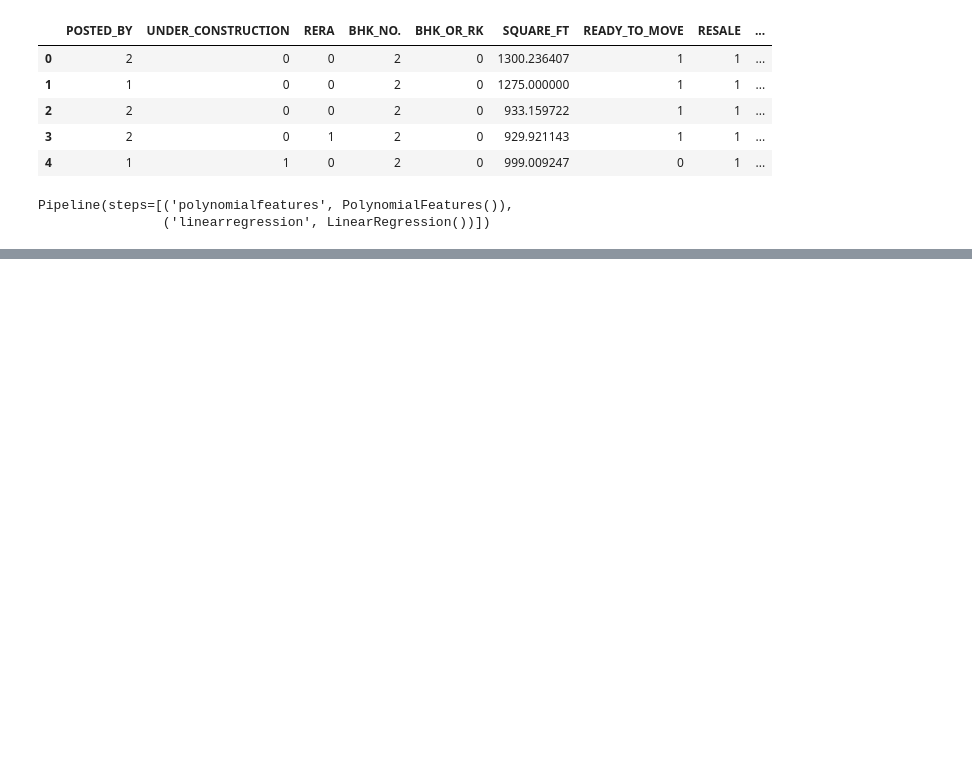
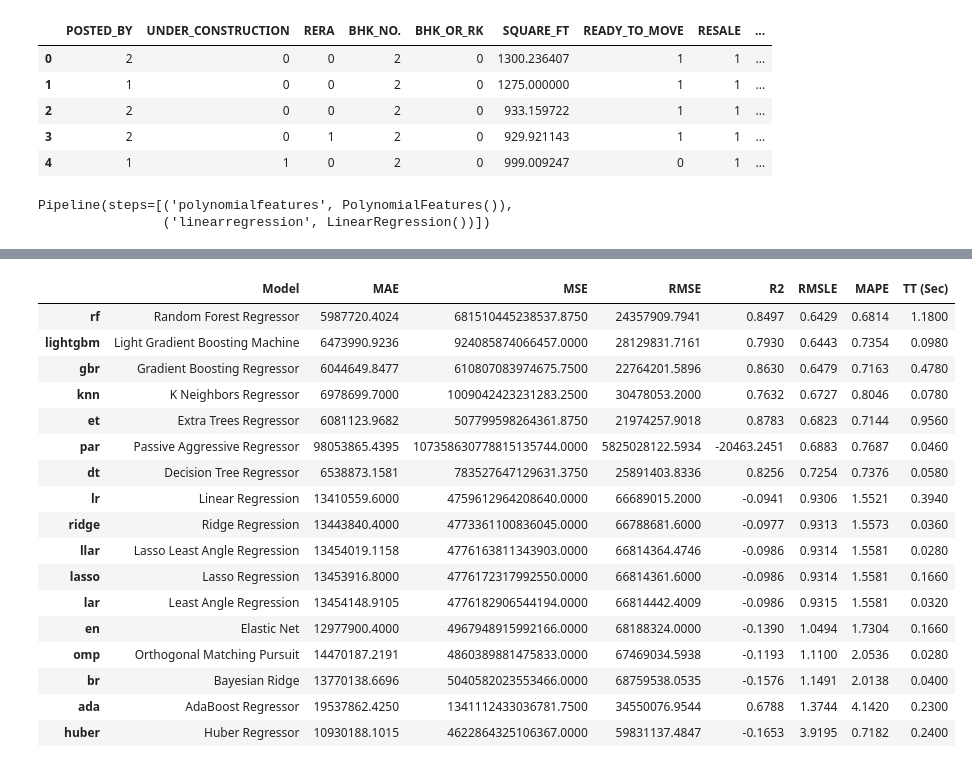
Before and after one commit to ethender/masterssemsterc, a Jupyter notebook: pricesprediction.ipynb, the cells around one changed output, grey strips where cells are left out. Saved outputs shown, nothing was run; the diff lists cells and outputs as text; code cells hidden in the pictures; blank space fills up the shorter version.

Commit message:
Linear & Polynomial  Regression Fine Tuning and pycaret

```diff
--- a/pricesprediction.ipynb
+++ b/pricesprediction.ipynb
@@ -707,0 +851,21 @@ for i in range(1,6):
+# %%
+best = compare_models(exclude=['ransac'],sort='RMSLE',fold=5)
+# %% [output]
+|  | Model | MAE | MSE | RMSE | R2 | RMSLE | MAPE | TT (Sec) |
+| rf | Random Forest Regressor | 5987720.4024 | 681510445238537.8750 | 24357909.7941 | 0.8497 | 0.6429 | 0.6814 | 1.1800 |
+| lightgbm | Light Gradient Boosting Machine | 6473990.9236 | 924085874066457.0000 | 28129831.7161 | 0.7930 | 0.6443 | 0.7354 | 0.0980 |
+| gbr | Gradient Boosting Regressor | 6044649.8477 | 610807083974675.7500 | 22764201.5896 | 0.8630 | 0.6479 | 0.7163 | 0.4780 |
+| knn | K Neighbors Regressor | 6978699.7000 | 1009042423231283.2500 | 30478053.2000 | 0.7632 | 0.6727 | 0.8046 | 0.0780 |
+| et | Extra Trees Regressor | 6081123.9682 | 507799598264361.8750 | 21974257.9018 | 0.8783 | 0.6823 | 0.7144 | 0.9560 |
+| par | Passive Aggressive Regressor | 98053865.4395 | 107358630778815135744.0000 | 5825028122.5934 | -20463.2451 | 0.6883 | 0.7687 | 0.0460 |
+| dt | Decision Tree Regressor | 6538873.1581 | 783527647129631.3750 | 25891403.8336 | 0.8256 | 0.7254 | 0.7376 | 0.0580 |
+| lr | Linear Regression | 13410559.6000 | 4759612964208640.0000 | 66689015.2000 | -0.0941 | 0.9306 | 1.5521 | 0.3940 |
+| ridge | Ridge Regression | 13443840.4000 | 4773361100836045.0000 | 66788681.6000 | -0.0977 | 0.9313 | 1.5573 | 0.0360 |
+| llar | Lasso Least Angle Regression | 13454019.1158 | 4776163811343903.0000 | 66814364.4746 | -0.0986 | 0.9314 | 1.5581 | 0.0280 |
+| lasso | Lasso Regression | 13453916.8000 | 4776172317992550.0000 | 66814361.6000 | -0.0986 | 0.9314 | 1.5581 | 0.1660 |
+| lar | Least Angle Regression | 13454148.9105 | 4776182906544194.0000 | 66814442.4009 | -0.0986 | 0.9315 | 1.5581 | 0.0320 |
+| en | Elastic Net | 12977900.4000 | 4967948915992166.0000 | 68188324.0000 | -0.1390 | 1.0494 | 1.7304 | 0.1660 |
+| omp | Orthogonal Matching Pursuit | 14470187.2191 | 4860389881475833.0000 | 67469034.5938 | -0.1193 | 1.1100 | 2.0536 | 0.0280 |
+| br | Bayesian Ridge | 13770138.6696 | 5040582023553466.0000 | 68759538.0535 | -0.1576 | 1.1491 | 2.0138 | 0.0400 |
+| ada | AdaBoost Regressor | 19537862.4250 | 1341112433036781.7500 | 34550076.9544 | 0.6788 | 1.3744 | 4.1420 | 0.2300 |
+| huber | Huber Regressor | 10930188.1015 | 4622864325106367.0000 | 59831137.4847 | -0.1653 | 3.9195 | 0.7182 | 0.2400 |
```
Also changed, not shown: parts of 21 cells of this notebook, 1 other file.
